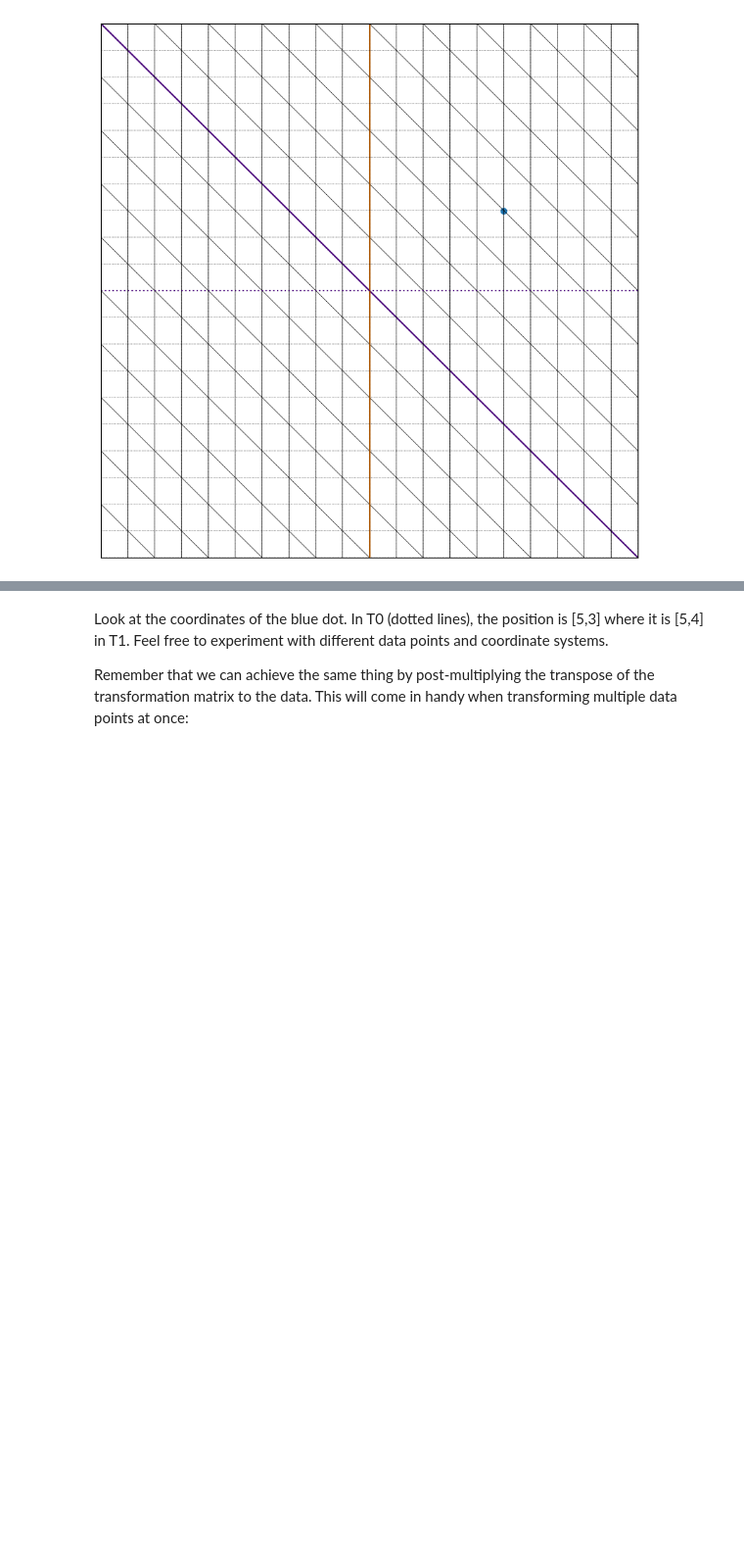
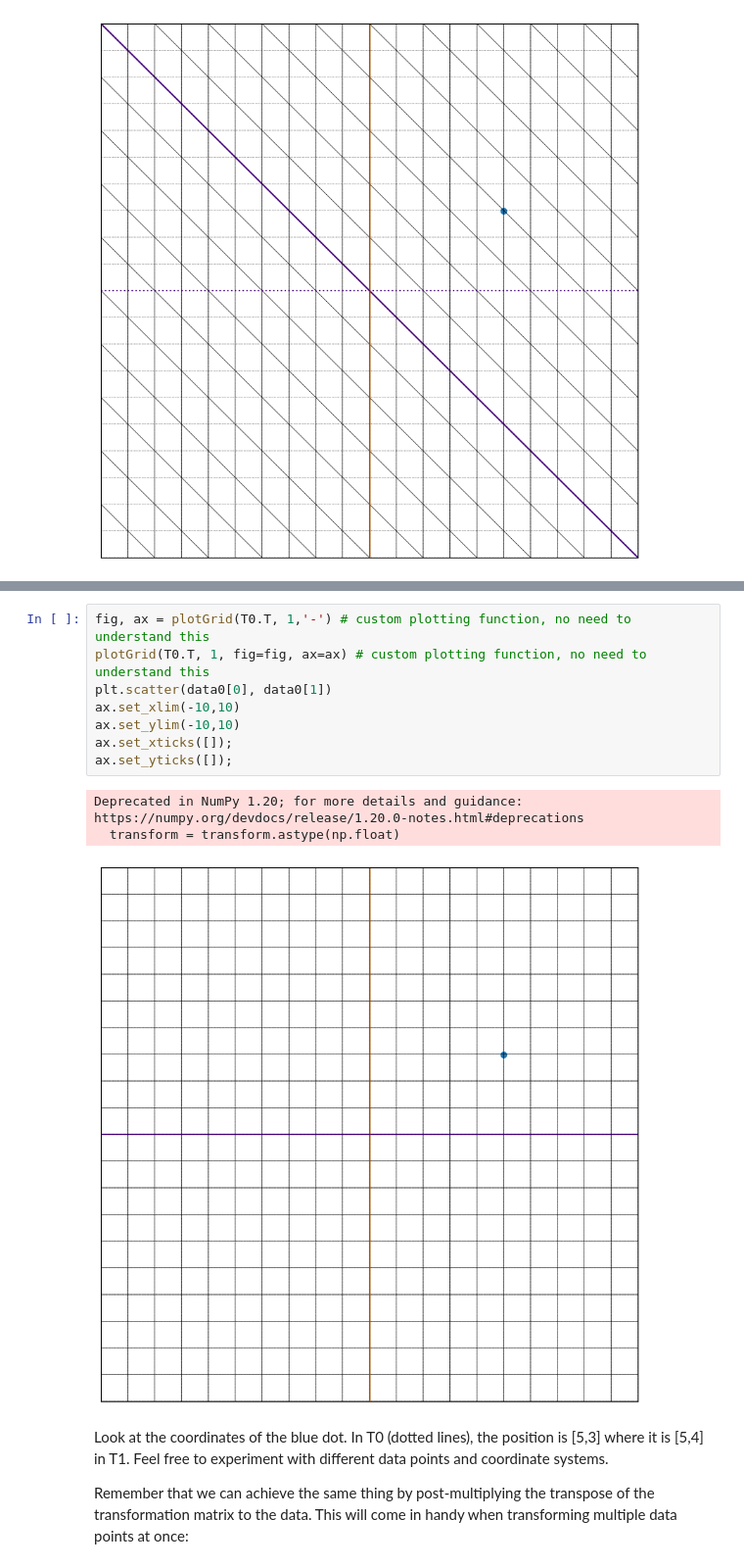
Before and after one commit to KondepudiPrasanna/FMML-LABS-AND-ASSIGNMENTS, a Jupyter notebook: Module_01_Lab_04_LinearAlgebra.ipynb, the cells around one changed output, grey strips where cells are left out. Shown: that part at 98% size. Cells and saved outputs as stored; diff of their text form; blank space fills up the shorter version.

```diff
--- a/Module_01_Lab_04_LinearAlgebra.ipynb
+++ b/Module_01_Lab_04_LinearAlgebra.ipynb
@@ -133,3 +229,15 @@ Deprecated in NumPy 1.20; for more details and guidance: https://numpy.org/devdo
+# %%
+fig, ax = plotGrid(T0.T, 1,'-') # custom plotting function, no need to understand this
+plotGrid(T0.T, 1, fig=fig, ax=ax) # custom plotting function, no need to understand this
+plt.scatter(data0[0], data0[1])
+ax.set_xlim(-10,10)
+ax.set_ylim(-10,10)
+ax.set_xticks([]);
+ax.set_yticks([]);
+# %% [output]
+Deprecated in NumPy 1.20; for more details and guidance: https://numpy.org/devdocs/release/1.20.0-notes.html#deprecations
+  transform = transform.astype(np.float)
+[figure, added]
 # %% [markdown]
 Look at the coordinates of the blue dot. In T0 (dotted lines), the position is [5,3] where it is [5,4] in T1. Feel free to experiment with different data points and coordinate systems.
 
```
Also changed, not shown: parts of 29 cells of this notebook.
